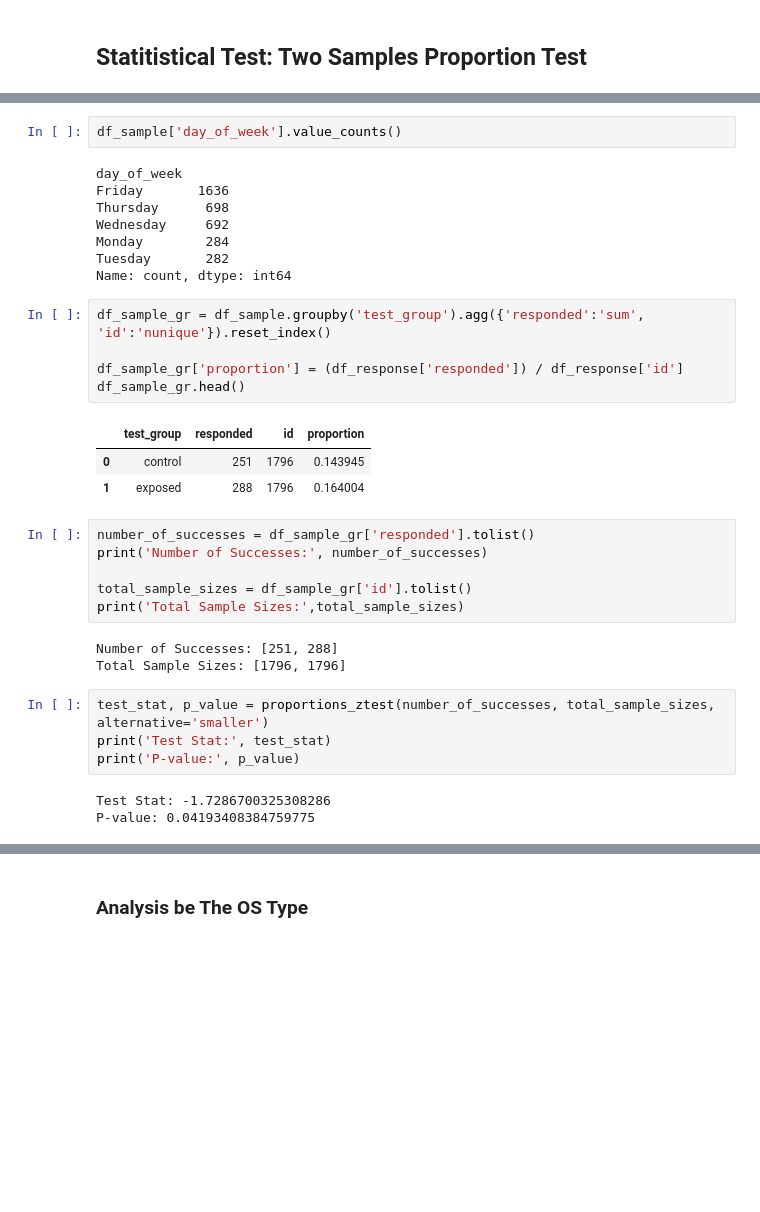
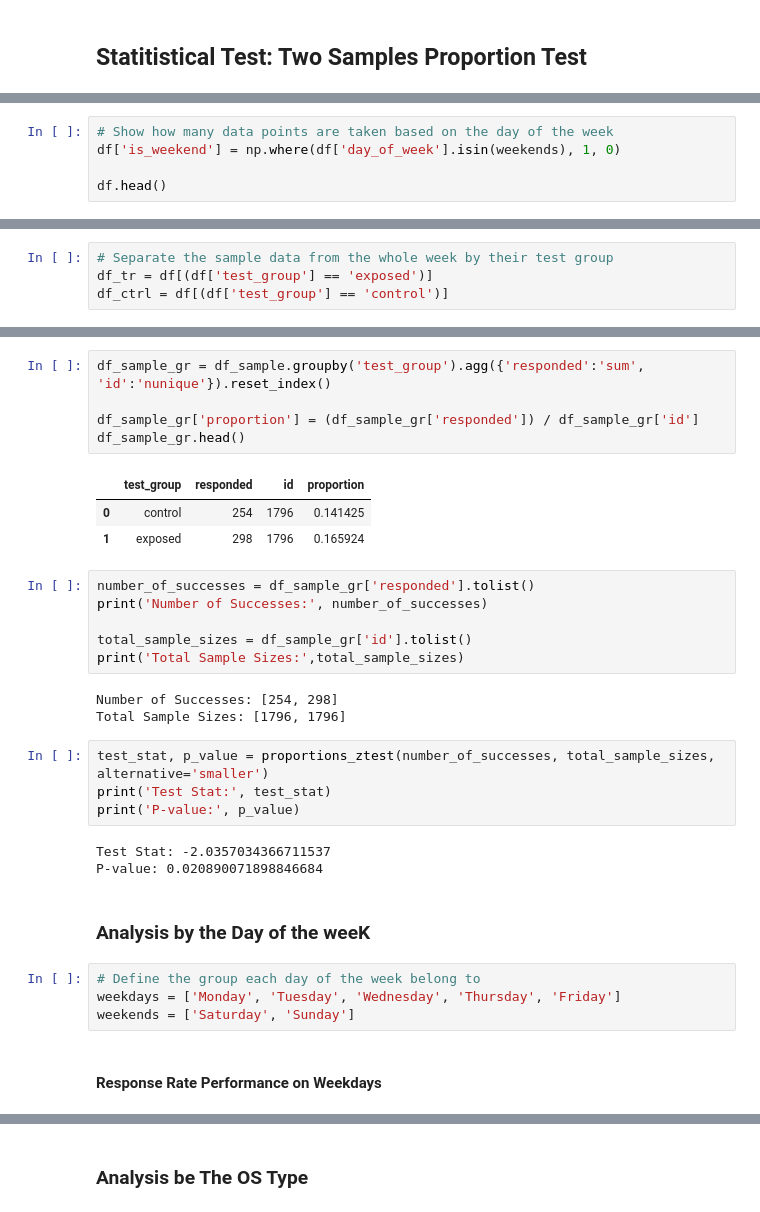
Before and after one commit to bagusfarisa/ab-testing-digital-ad, a Jupyter notebook: ab_test.ipynb, the cells around one changed output, grey strips where cells are left out. Cells and saved outputs as stored; diff of their text form; blank space fills up the shorter version.

Commit message:
Added: additional analysis

```diff
--- a/ab_test.ipynb
+++ b/ab_test.ipynb
@@ -337,0 +333,5 @@ df_ctrl_sample = df_ctrl.sample(n=n, random_state=23)
+# %%
+# Show how many data points are taken based on the day of the week
+df['is_weekend'] = np.where(df['day_of_week'].isin(weekends), 1, 0)
+
+df.head()
@@ -337,0 +362,4 @@ df_ctrl_sample = df_ctrl.sample(n=n, random_state=23)
+# %%
+# Separate the sample data from the whole week by their test group
+df_tr = df[(df['test_group'] == 'exposed')]
+df_ctrl = df[(df['test_group'] == 'control')]
@@ -348,22 +390,12 @@ df_sample.head()
-# %%
-df_sample['day_of_week'].value_counts()
-# %% [output]
-day_of_week
-Friday       1636
-Thursday      698
-Wednesday     692
-Monday        284
-Tuesday       282
-Name: count, dtype: int64
 # %%
 df_sample_gr = df_sample.groupby('test_group').agg({'responded':'sum', 'id':'nunique'}).reset_index()
 
-df_sample_gr['proportion'] = (df_response['responded']) / df_response['id']
+df_sample_gr['proportion'] = (df_sample_gr['responded']) / df_sample_gr['id']
 df_sample_gr.head()
 # %% [output]
 |  | test_group | responded | id | proportion |
-| 0 | control | 251 | 1796 | 0.143945 |
-| 1 | exposed | 288 | 1796 | 0.164004 |
+| 0 | control | 254 | 1796 | 0.141425 |
+| 1 | exposed | 298 | 1796 | 0.165924 |
 # %%
 number_of_successes = df_sample_gr['responded'].tolist()
 print('Number of Successes:', number_of_successes)
@@ -371,12 +403,20 @@ print('Number of Successes:', number_of_successes)
 total_sample_sizes = df_sample_gr['id'].tolist()
 print('Total Sample Sizes:',total_sample_sizes)
 # %% [output]
-Number of Successes: [251, 288]
+Number of Successes: [254, 298]
 Total Sample Sizes: [1796, 1796]
 # %%
 test_stat, p_value = proportions_ztest(number_of_successes, total_sample_sizes, alternative='smaller')
 print('Test Stat:', test_stat)
 print('P-value:', p_value)
 # %% [output]
-Test Stat: -1.7286700325308286
-P-value: 0.04193408384759775
+Test Stat: -2.0357034366711537
+P-value: 0.020890071898846684
+# %% [markdown]
+### Analysis by the Day of the weeK
+# %%
+# Define the group each day of the week belong to
+weekdays = ['Monday', 'Tuesday', 'Wednesday', 'Thursday', 'Friday']
+weekends = ['Saturday', 'Sunday']
+# %% [markdown]
+#### Response Rate Performance on Weekdays
```
Also changed, not shown: parts of 45 cells of this notebook.
